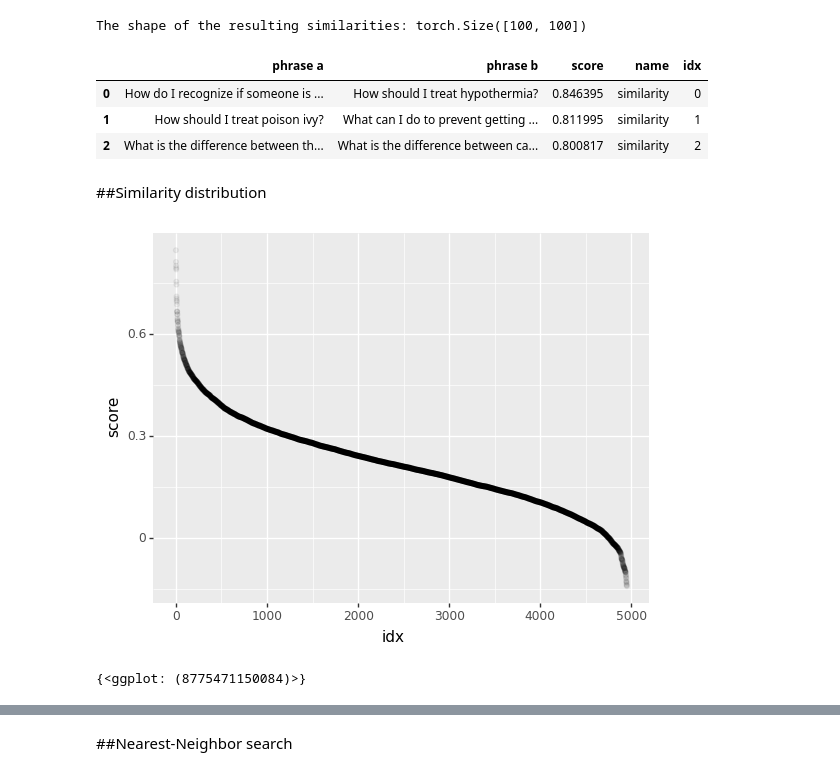
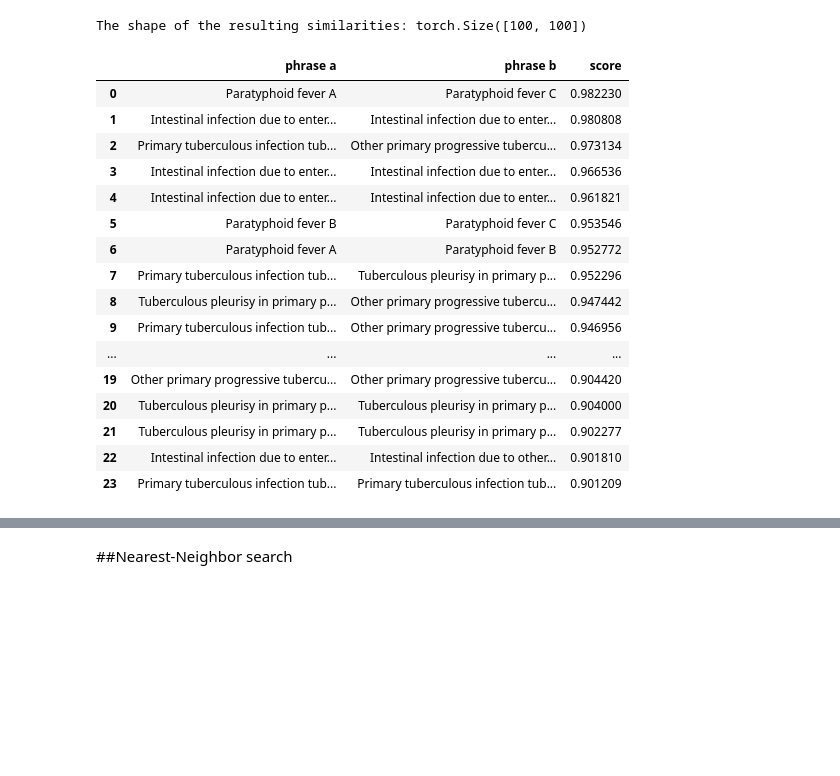
Before and after one commit to rahiakela/nlp-research-and-practice, a Jupyter notebook: text-similarity-works/21_keyword_semantic_search.ipynb, the cells around one changed output, grey strips where cells are left out. Cells and saved outputs as stored; diff of their text form; code cells hidden in the pictures; blank space fills up the shorter version.

```diff
--- a/text-similarity-works/21_keyword_semantic_search.ipynb
+++ b/text-similarity-works/21_keyword_semantic_search.ipynb
@@ -81,17 +69,20 @@ embeddings_pickle_path = "outdoors/data/outdoors/outdoors_semantic_search_embedd
+# %%
+icd_9_keyword_embeddings_pickle = "icd_9_keyword_embeddings.pickle"
+icd_10_keyword_embeddings_pickle = "icd_10_keyword_embeddings.pickle"
 # %%
 def get_embeddings(sentences, load_from_cache=True):
   if not load_from_cache:
     embeddings = stsb.encode(sentences, convert_to_tensor=True)
-    with open(embeddings_pickle_path, "wb") as fd:
+    with open(icd_9_keyword_embeddings_pickle, "wb") as fd:
       pickle.dump(embeddings, fd)
   else:
-    with open(embeddings_pickle_path, "rb") as fd:
+    with open(icd_9_keyword_embeddings_pickle, "rb") as fd:
       embeddings = pickle.load(fd)
   return embeddings
 # %%
-# Encode the titles into embeddings
-titles = list(filter(None, list(outdoors_dataframe["title"])))
-embeddings = get_embeddings(titles, load_from_cache=False).cpu().numpy()
+# Encode the keywords into embeddings
+keywords = list(filter(None, list(icd_9_df["Keyword"])))
+embeddings = get_embeddings(keywords, load_from_cache=False).cpu().numpy()
 
 print(f"Number of embeddings: {len(embeddings)}")
 print(f"Dimensions per embedding: {len(embeddings[0])}")
@@ -102,38 +93,39 @@ Dimensions per embedding: 768
 ##Calculate similarity
 # %%
 # let's find the pairs with the highest cosine similarity scores
-similarities = STutil.pytorch_cos_sim(embeddings[0:100], embeddings[0:100])
+similarities = util.pytorch_cos_sim(embeddings[0:100], embeddings[0:100])
 print(f"The shape of the resulting similarities: {similarities.shape}")
 # %% [output]
 The shape of the resulting similarities: torch.Size([100, 100])
 # %%
 a_phrases = []
 b_phrases = []
 scores = []
 
 for a in range(len(similarities) - 1):
   for b in range(a + 1, len(similarities)):
-    a_phrases.append(titles[a])
-    b_phrases.append(titles[b])
+    a_phrases.append(keywords[a])
+    b_phrases.append(keywords[b])
     scores.append(float(similarities[a][b]))
 
-comparisons_df = pd.DataFrame({"phrase a": a_phrases, "phrase b": b_phrases, "score": scores, "name": "similarity"})
+comparisons_df = pd.DataFrame({"phrase a": a_phrases, "phrase b": b_phrases, "score": scores})
 comparisons_df = comparisons_df.sort_values(by=["score"], ascending=False, ignore_index=True)
-comparisons_df["idx"] = range(len(comparisons_df))
-comparisons_df[comparisons_df["score"] > .8]
+comparisons_df[comparisons_df["score"] > .9]
 # %% [output]
-|  | phrase a | phrase b | score | name | idx |
-| 0 | How do I recognize if someone is ... | How should I treat hypothermia? | 0.846395 | similarity | 0 |
-| 1 | How should I treat poison ivy? | What can I do to prevent getting ... | 0.811995 | similarity | 1 |
-| 2 | What is the difference between th... | What is the difference between ca... | 0.800817 | similarity | 2 |
+|  | phrase a | phrase b | score |
+| 0 | Paratyphoid fever A | Paratyphoid fever C | 0.982230 |
+| 1 | Intestinal infection due to enter... | Intestinal infection due to enter... | 0.980808 |
+| 2 | Primary tuberculous infection tub... | Other primary progressive tubercu... | 0.973134 |
+| 3 | Intestinal infection due to enter... | Intestinal infection due to enter... | 0.966536 |
+| 4 | Intestinal infection due to enter... | Intestinal infection due to enter... | 0.961821 |
+| 5 | Paratyphoid fever B | Paratyphoid fever C | 0.953546 |
+| 6 | Paratyphoid fever A | Paratyphoid fever B | 0.952772 |
+| 7 | Primary tuberculous infection tub... | Tuberculous pleurisy in primary p... | 0.952296 |
+| 8 | Tuberculous pleurisy in primary p... | Other primary progressive tubercu... | 0.947442 |
+| 9 | Primary tuberculous infection tub... | Other primary progressive tubercu... | 0.946956 |
+| ... | ... | ... | ... |
+| 19 | Other primary progressive tubercu... | Other primary progressive tubercu... | 0.904420 |
+| 20 | Tuberculous pleurisy in primary p... | Tuberculous pleurisy in primary p... | 0.904000 |
+| 21 | Tuberculous pleurisy in primary p... | Tuberculous pleurisy in primary p... | 0.902277 |
+| 22 | Intestinal infection due to enter... | Intestinal infection due to other... | 0.901810 |
+| 23 | Primary tuberculous infection tub... | Primary tuberculous infection tub... | 0.901209 |
-# %% [markdown]
-##Similarity distribution
-# %%
-# let’s look at the distribution of the resulting similarity scores
-{
-    ggplot(comparisons_df, aes("idx", "score"))
-    + geom_point(alpha=0.05)
-}
-# %% [output]
-[figure, removed]
-{<ggplot: (8775471150084)>}
```
Also changed, not shown: parts of 22 cells of this notebook.
